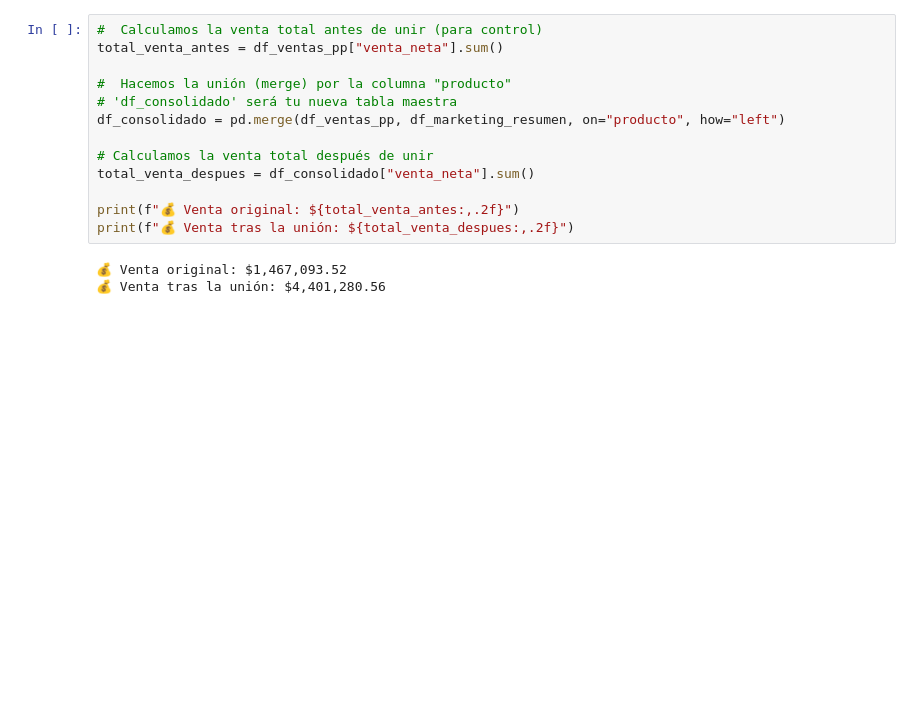
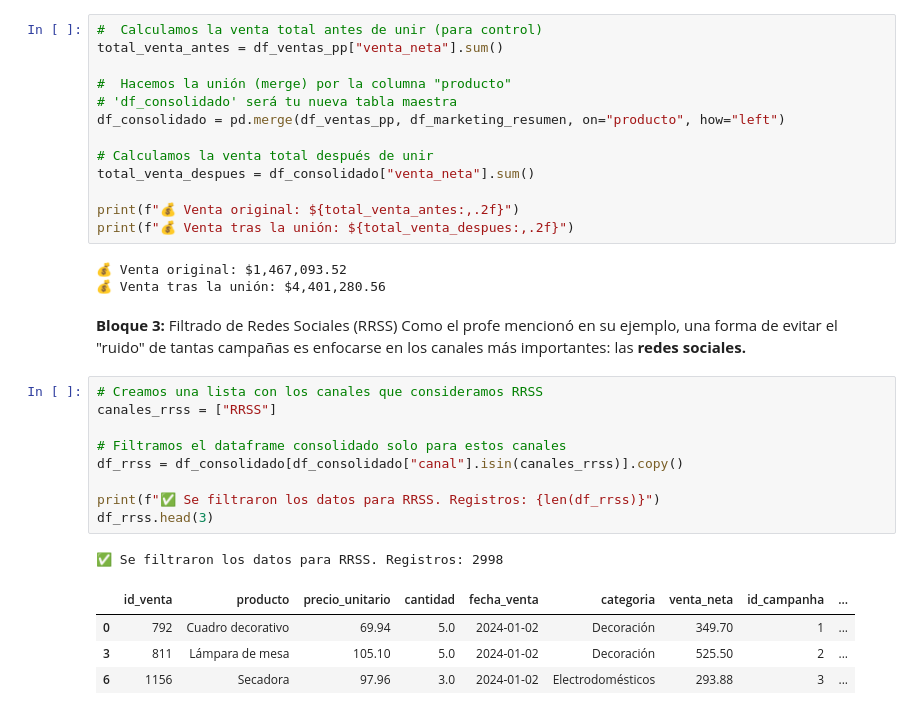
Before and after one commit to rocioblivingston/Data-Analitycs-Python-1C2026, a Jupyter notebook: Pre_Entrega_Data_Analitycs_C12026.ipynb, the cells around one changed output. Drawn from its saved outputs; the diff is of its cells as text; blank space fills up the shorter version.

```diff
--- a/Pre_Entrega_Data_Analitycs_C12026.ipynb
+++ b/Pre_Entrega_Data_Analitycs_C12026.ipynb
@@ -410,3 +410,21 @@ print(f"💰 Venta tras la unión: ${total_venta_despues:,.2f}")
 # %% [output]
 💰 Venta original: $1,467,093.52
 💰 Venta tras la unión: $4,401,280.56
+# %% [markdown]
+**Bloque 3:** Filtrado de Redes Sociales (RRSS)
+Como el profe mencionó en su ejemplo, una forma de evitar el "ruido" de tantas campañas es enfocarse en los canales más importantes: las **redes sociales.**
+# %%
+# Creamos una lista con los canales que consideramos RRSS
+canales_rrss = ["RRSS"]
+
+# Filtramos el dataframe consolidado solo para estos canales
+df_rrss = df_consolidado[df_consolidado["canal"].isin(canales_rrss)].copy()
+
+print(f"✅ Se filtraron los datos para RRSS. Registros: {len(df_rrss)}")
+df_rrss.head(3)
+# %% [output]
+✅ Se filtraron los datos para RRSS. Registros: 2998
+|  | id_venta | producto | precio_unitario | cantidad | fecha_venta | categoria | venta_neta | id_campanha | ... |
+| 0 | 792 | Cuadro decorativo | 69.94 | 5.0 | 2024-01-02 | Decoración | 349.70 | 1 | ... |
+| 3 | 811 | Lámpara de mesa | 105.10 | 5.0 | 2024-01-02 | Decoración | 525.50 | 2 | ... |
+| 6 | 1156 | Secadora | 97.96 | 3.0 | 2024-01-02 | Electrodomésticos | 293.88 | 3 | ... |
```
Also changed, not shown: parts of 4 cells of this notebook.
